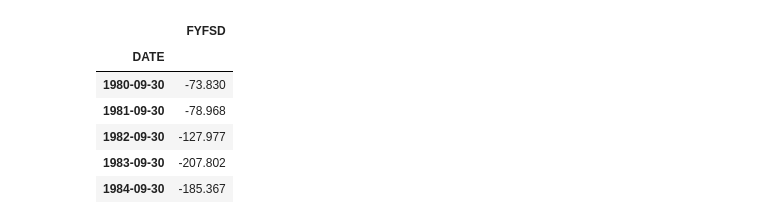
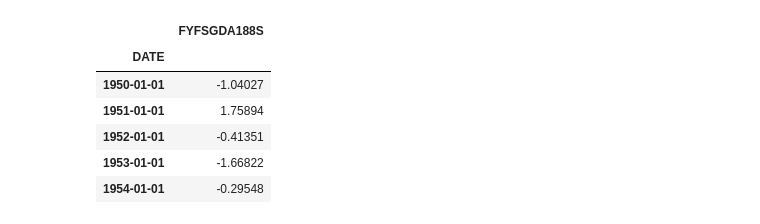
Before and after one commit to pharringtonp19/presidential-policies, a Jupyter notebook: notebooks/Reagan/ReaganDeficit.ipynb, the cells around one changed output. Cells and saved outputs as stored; diff of their text form; code cells hidden in the pictures.

```diff
--- a/notebooks/Reagan/ReaganDeficit.ipynb
+++ b/notebooks/Reagan/ReaganDeficit.ipynb
@@ -18,18 +18,17 @@ rcParams['axes.grid'] = False
 %matplotlib inline
 %config InlineBackend.figure_format = 'svg'
 # %%
-start, end = dt.datetime(1980, 1, 1), dt.datetime(1990, 12, 31)
+start, end = dt.datetime(1950, 1, 1), dt.datetime(1990, 12, 31)
 
 # Nominal deficit (quarterly, SAAR, billions)
-deficit = web.DataReader("FYFSD", "fred", start, end)
-deficit = deficit/1e3
+deficit = web.DataReader("FYFSGDA188S", "fred", start, end)
 deficit.head()
 # %% [output]
-|  | FYFSD |
+|  | FYFSGDA188S |
 | DATE |  |
-| 1980-09-30 | -73.830 |
-| 1981-09-30 | -78.968 |
-| 1982-09-30 | -127.977 |
-| 1983-09-30 | -207.802 |
-| 1984-09-30 | -185.367 |
+| 1950-01-01 | -1.04027 |
+| 1951-01-01 | 1.75894 |
+| 1952-01-01 | -0.41351 |
+| 1953-01-01 | -1.66822 |
+| 1954-01-01 | -0.29548 |
 # %%
```
Also changed, not shown: parts of 1 cell of this notebook.
